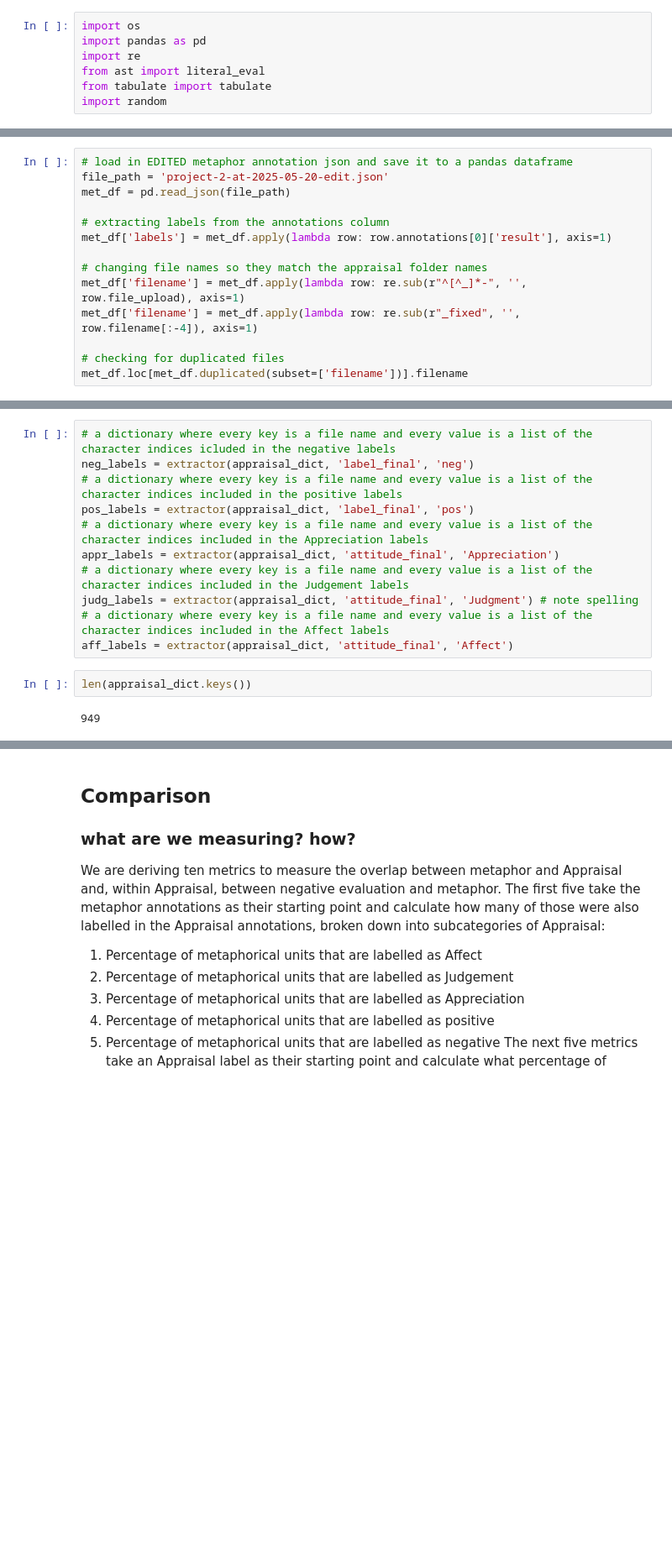
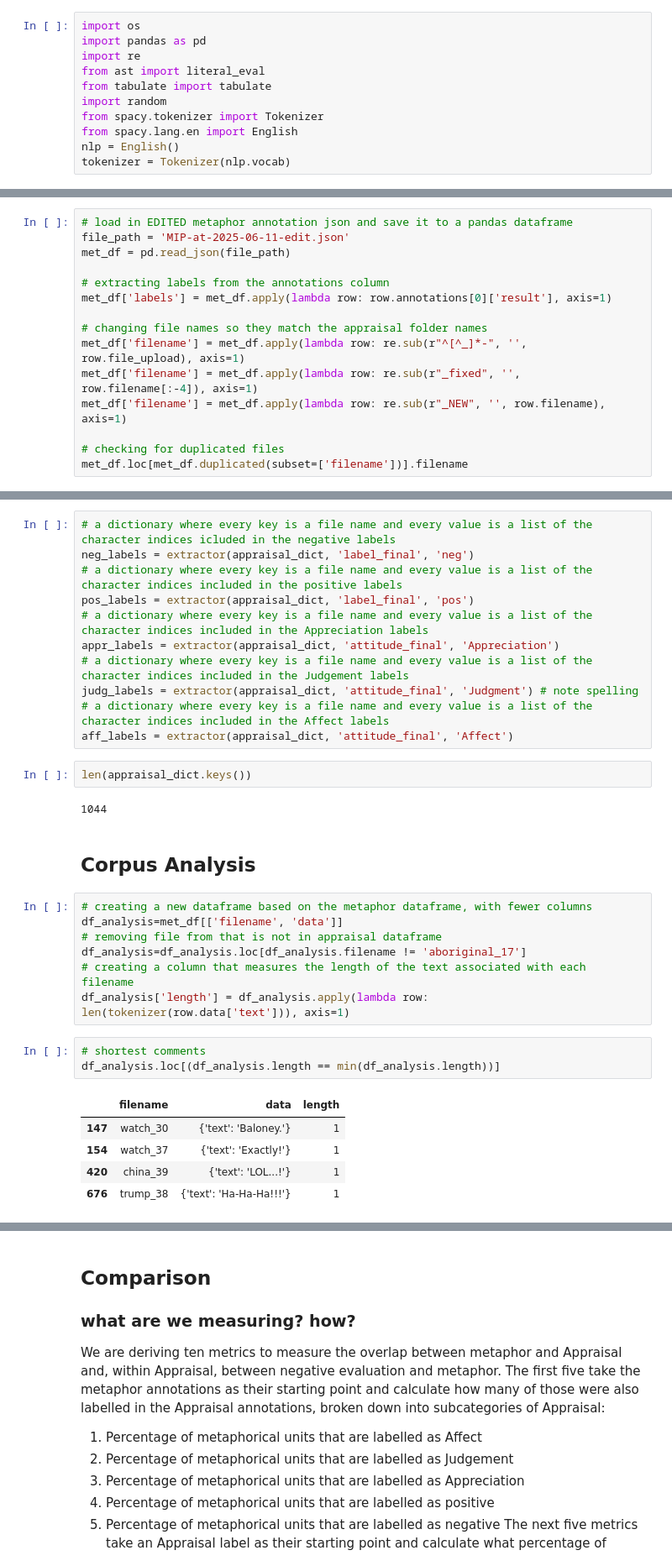
Before and after one commit to sfu-discourse-lab/metaphor_annotations, a Jupyter notebook: appraisal_metaphor_comparison.ipynb, the cells around one changed output, grey strips where cells are left out. Shown at 84% size. Drawn from its saved outputs; the diff is of its cells as text; blank space fills up the shorter version.

Commit message:
Updated all numbers and added corpus analysis

```diff
--- a/appraisal_metaphor_comparison.ipynb
+++ b/appraisal_metaphor_comparison.ipynb
@@ -9,6 +9,10 @@ import re
 from ast import literal_eval
 from tabulate import tabulate
 import random
+from spacy.tokenizer import Tokenizer
+from spacy.lang.en import English
+nlp = English()
+tokenizer = Tokenizer(nlp.vocab)
 # %% [markdown]
 ## Reading and Cleaning Data
 # %% [markdown]
@@ -49,6 +61,6 @@ def labels_to_list(labels):
 # %%
 # load in EDITED metaphor annotation json and save it to a pandas dataframe
-file_path = 'project-2-at-2025-05-20-edit.json'
+file_path = 'MIP-at-2025-06-11-edit.json'
 met_df = pd.read_json(file_path)
 
 # extracting labels from the annotations column
@@ -57,6 +69,7 @@ met_df['labels'] = met_df.apply(lambda row: row.annotations[0]['result'], axis=1
 # changing file names so they match the appraisal folder names
 met_df['filename'] = met_df.apply(lambda row: re.sub(r"^[^_]*-", '', row.file_upload), axis=1)
 met_df['filename'] = met_df.apply(lambda row: re.sub(r"_fixed", '', row.filename[:-4]), axis=1)
+met_df['filename'] = met_df.apply(lambda row: re.sub(r"_NEW", '', row.filename), axis=1)
 
 # checking for duplicated files
 met_df.loc[met_df.duplicated(subset=['filename'])].filename
@@ -177,4 +190,22 @@ aff_labels = extractor(appraisal_dict, 'attitude_final', 'Affect')
 # %%
 len(appraisal_dict.keys())
 # %% [output]
-949
+1044
+# %% [markdown]
+## Corpus Analysis
+# %%
+# creating a new dataframe based on the metaphor dataframe, with fewer columns
+df_analysis=met_df[['filename', 'data']]
+# removing file from that is not in appraisal dataframe
+df_analysis=df_analysis.loc[df_analysis.filename != 'aboriginal_17']
+# creating a column that measures the length of the text associated with each filename
+df_analysis['length'] = df_analysis.apply(lambda row: len(tokenizer(row.data['text'])), axis=1)
+# %%
+# shortest comments
+df_analysis.loc[(df_analysis.length == min(df_analysis.length))]
+# %% [output]
+|  | filename | data | length |
+| 147 | watch_30 | {'text': 'Baloney.'} | 1 |
+| 154 | watch_37 | {'text': 'Exactly!'} | 1 |
+| 420 | china_39 | {'text': 'LOL...!'} | 1 |
+| 676 | trump_38 | {'text': 'Ha-Ha-Ha!!!'} | 1 |
```
Also changed, not shown: parts of 11 cells of this notebook.
